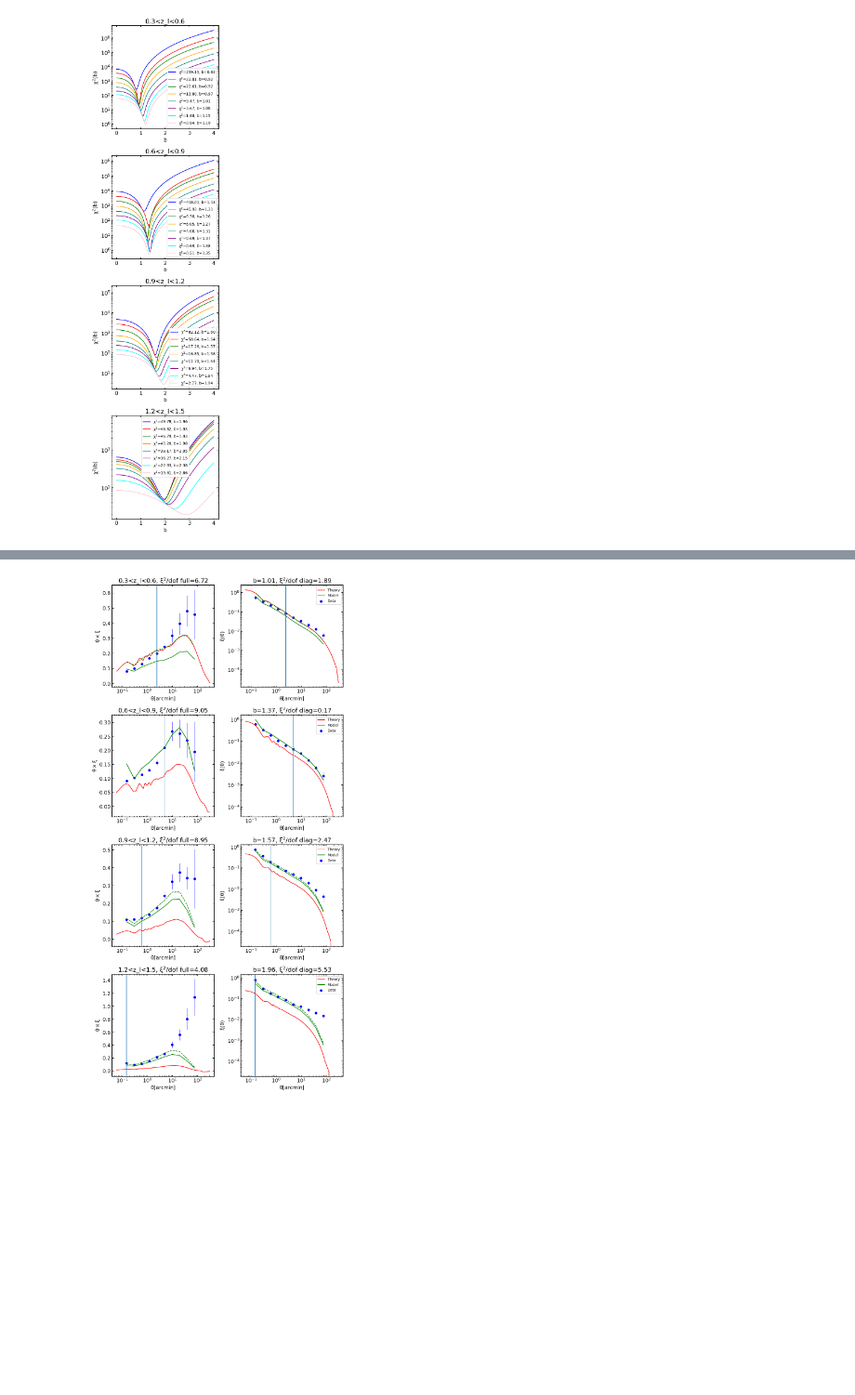
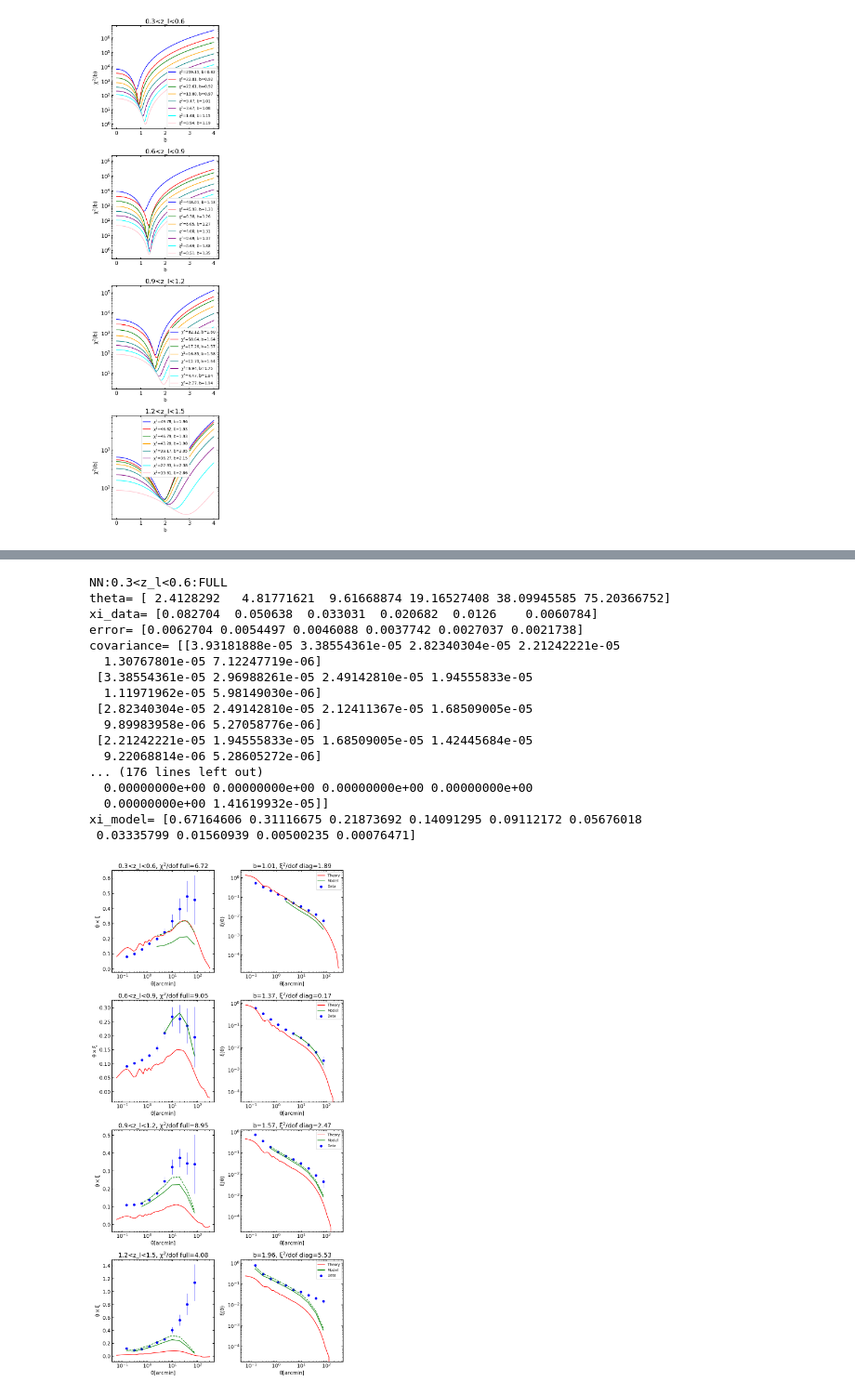
Before and after one commit to TiankeZhuang/WeakLensing, a Jupyter notebook: Fun_with_model/chi_sq_debugger_2.ipynb, the cells around one changed output, grey strips where cells are left out. Shown at 93% size. Saved outputs shown, nothing was run; the diff lists cells and outputs as text; code cells hidden in the pictures; blank space fills up the shorter version.

Commit message:
Changes to be committed: 	modified:   Fun_with_model/chi_sq_debugger_2.ipynb

```diff
--- a/Fun_with_model/chi_sq_debugger_2.ipynb
+++ b/Fun_with_model/chi_sq_debugger_2.ipynb
@@ -225,3 +225,17 @@ ng_min_b_arr_full, ng_min_chi_arr_full = make_min_b_arr('NG', 'full')
 ng_min_b_arr_diag, ng_min_chi_arr_diag = make_min_b_arr('NG', 'diag')
 nn_min_b_arr_full, nn_min_chi_arr_full = make_min_b_arr('NN', 'full')
 nn_min_b_arr_diag, nn_min_chi_arr_diag = make_min_b_arr('NN', 'diag')
+# %%
+def red_arr(arr, start, dim):
+    '''
+    Reduce array, position of start becomes first element.
+    dim = 1 or 2
+    '''
+    for i in range(start):
+        for j in range(dim):
+            arr = np.delete(arr, 0, j)
+    return arr
+# %%
+a=np.arange(100).reshape(10, 10)
+# %%
+b = red_arr(a, 7, 2)
@@ -304,7 +380,23 @@ min_b_comp_new('NG', pz_ranges[1:-3], ng_r_min_pos,
 # %%
 min_b_comp_new('NN', pz_ranges[1:-2], nn_r_min_pos,
                nn_min_b_arr_full, nn_min_b_arr_diag,
-               nn_min_chi_arr_full, nn_min_chi_arr_diag,
                (10, 20))
 # %% [output]
+NN:0.3<z_l<0.6:FULL
+theta= [ 2.4128292   4.81771621  9.61668874 19.16527408 38.09945585 75.20366752]
+xi_data= [0.082704  0.050638  0.033031  0.020682  0.0126    0.0060784]
+error= [0.0062704 0.0054497 0.0046088 0.0037742 0.0027037 0.0021738]
+covariance= [[3.93181888e-05 3.38554361e-05 2.82340304e-05 2.21242221e-05
+  1.30767801e-05 7.12247719e-06]
+ [3.38554361e-05 2.96988261e-05 2.49142810e-05 1.94555833e-05
+  1.11971962e-05 5.98149030e-06]
+ [2.82340304e-05 2.49142810e-05 2.12411367e-05 1.68509005e-05
+  9.89983958e-06 5.27058776e-06]
+ [2.21242221e-05 1.94555833e-05 1.68509005e-05 1.42445684e-05
+  9.22068814e-06 5.28605272e-06]
+... (176 lines left out)
+  0.00000000e+00 0.00000000e+00 0.00000000e+00 0.00000000e+00
+  0.00000000e+00 1.41619932e-05]]
+xi_model= [0.67164606 0.31116675 0.21873692 0.14091295 0.09112172 0.05676018
+ 0.03335799 0.01560939 0.00500235 0.00076471]
-[figure, old version]
+[figure, new version]
```
Also changed, not shown: parts of 4 cells of this notebook.
